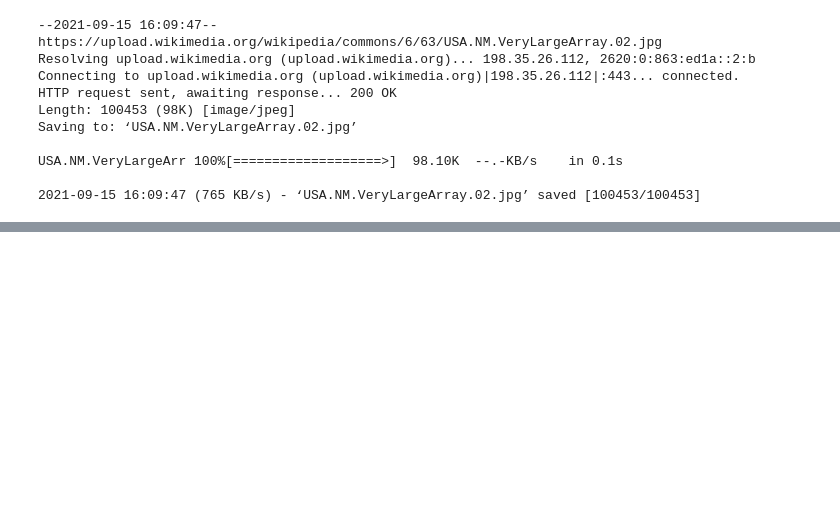
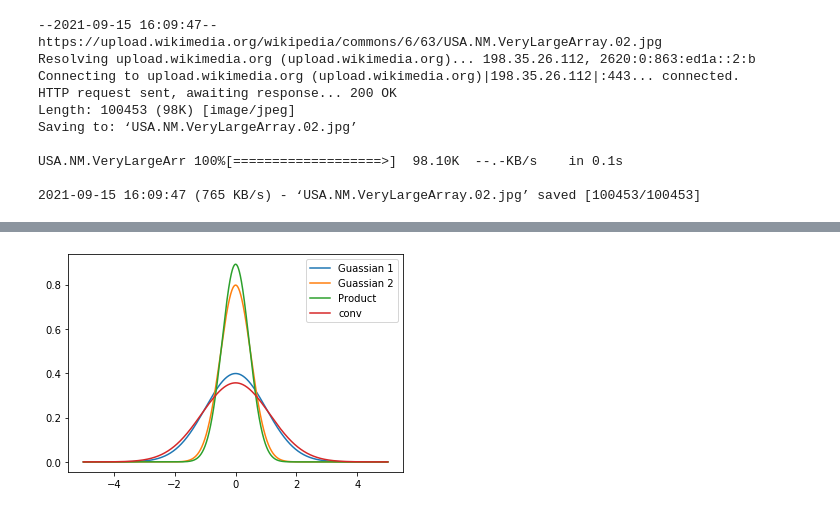
Before and after one commit to TheWylieStCoyote/Introduction_to_Signal_Processing_GRCon21, a Jupyter notebook: notebooks/Section_1_figures.ipynb, the cells around one changed output, grey strips where cells are left out. Saved outputs shown, nothing was run; the diff lists cells and outputs as text; code cells hidden in the pictures; blank space fills up the shorter version.

```diff
--- a/notebooks/Section_1_figures.ipynb
+++ b/notebooks/Section_1_figures.ipynb
@@ -836,0 +1302,14 @@ USA.NM.VeryLargeArr 100%[===================>]  98.10K  --.-KB/s    in 0.1s
+# %%
+tp1 = lambda p, dx: p/(np.sum(p)*dx)
+
+x = np.linspace(-5, 5, 20001)
+dx = x[1]-x[0]
+g1, g2 = stats.norm.pdf(x), stats.norm.pdf(x, scale=2)
+plt.plot(x, g1, label='Guassian 1')
+plt.plot(x, g2, label='Guassian 2')
+plt.plot(x, tp1(g1*g2, dx), label='Product')
+plt.plot(x, tp1(np.convolve(g1, g2, mode='same'),dx), label='conv')
+plt.legend()
+plt.show()
+# %% [output]
+[figure, added]
```
Also changed, not shown: parts of 10 cells of this notebook, 20 other files.
